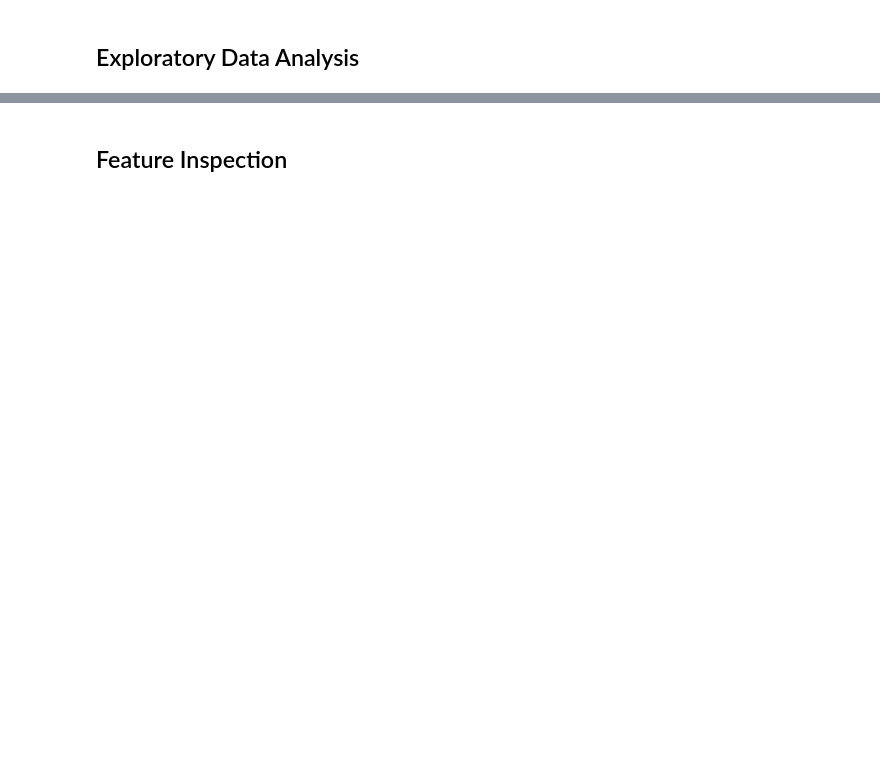
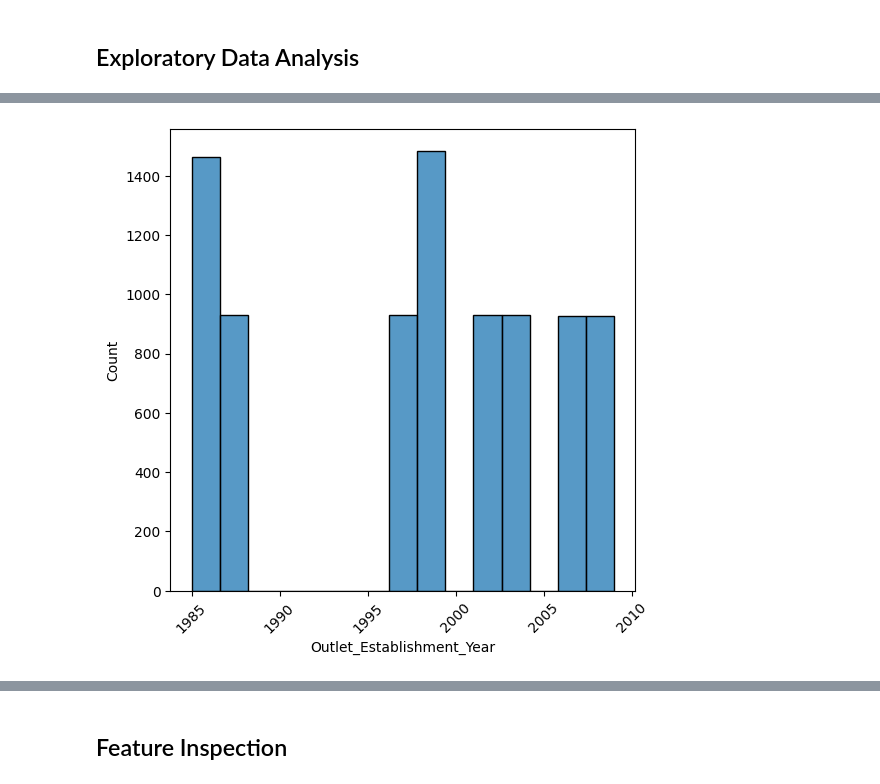
Before and after one commit to ElhamIsm/Prediction-of-Product-Sales, a Jupyter notebook: Prediction_of_Product_Sales.ipynb, the cells around one changed output, grey strips where cells are left out. Cells and saved outputs as stored; diff of their text form; code cells hidden in the pictures; blank space fills up the shorter version.

```diff
--- a/Prediction_of_Product_Sales.ipynb
+++ b/Prediction_of_Product_Sales.ipynb
@@ -209,0 +226,6 @@ Mean: 2181.288913575032
+# %%
+plt.figure(figsize=(6, 6))
+ax = sns.histplot(data=df, x="Outlet_Establishment_Year")
+ax.tick_params(axis='x', rotation = 45)
+# %% [output]
+[figure, added]
```
Also changed, not shown: parts of 14 cells of this notebook.
